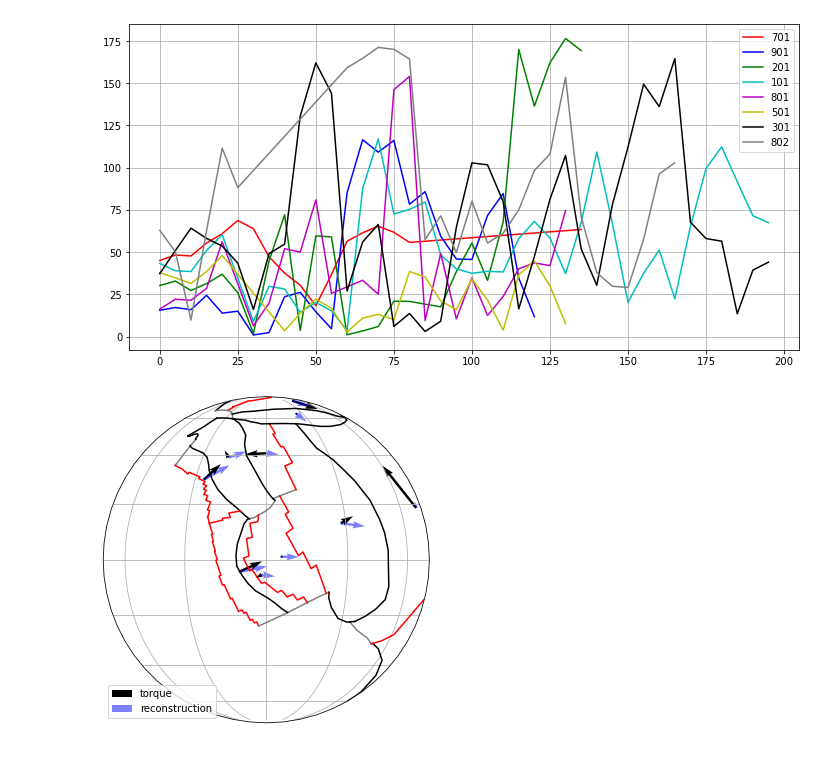
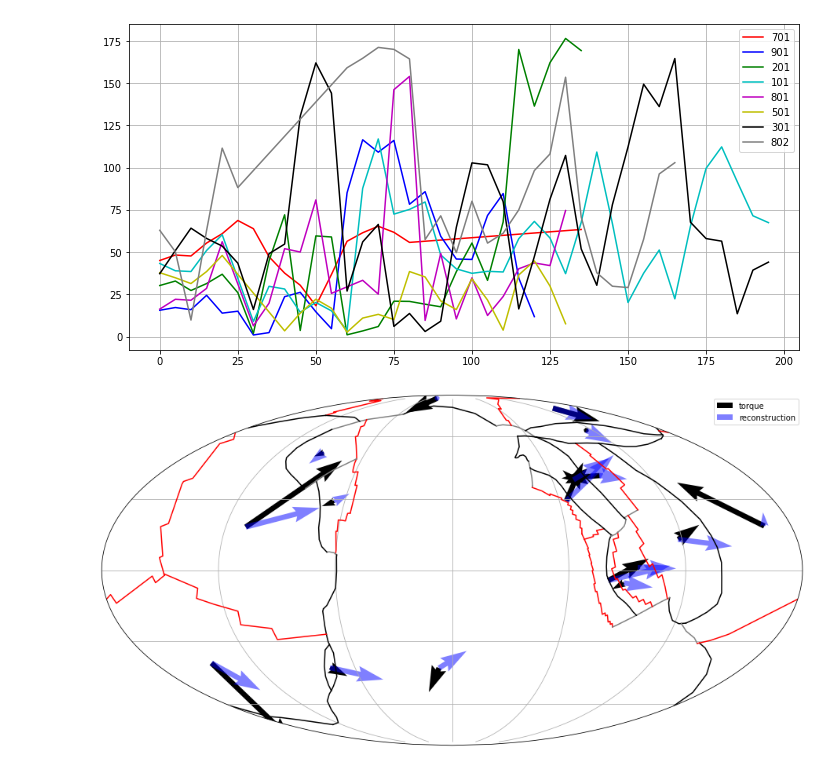
Before and after one commit to siwill22/PlateDriver, a Jupyter notebook: plate_driver_SCNC.ipynb, the cells around one changed output. Saved outputs shown, nothing was run; the diff lists cells and outputs as text; code cells hidden in the pictures.

```diff
--- a/plate_driver_SCNC.ipynb
+++ b/plate_driver_SCNC.ipynb
@@ -19,3 +19,4 @@ M2016.add_static_polygons('/Users/simon/GIT/agegrid-dev/input_files/StaticPolygo
 M2016.add_dynamic_polygons('/Users/simon/GIT/agegrid-dev/input_files/DynamicPolygons/Matthews_etal_GPC_2016_MesozoicCenozoic_PlateTopologies.gpml')
 M2016.add_dynamic_polygons('/Users/simon/GIT/agegrid-dev/input_files/DynamicPolygons/Matthews_etal_GPC_2016_Paleozoic_PlateTopologies.gpml')
 M2016.add_dynamic_polygons('/Users/simon/GIT/agegrid-dev/input_files/DynamicPolygons/Matthews_etal_GPC_2016_TopologyBuildingBlocks.gpml')
+M2016.add_continent_polygons('/Applications/GPlates-2.0.0/SampleData/FeatureCollections/ContinentalPolygons/Matthews_etal_GPC_2016_ContinentalPolygons.gpmlz')
@@ -313,8 +317,9 @@ for res in result:
         except:
             print('unable to plot vector for plate %d' % res[0])
 
-plt.figure(figsize=(12,6))
-ax = plt.axes(projection=ccrs.Orthographic(central_longitude=90.0, central_latitude=0.0))
+plt.figure(figsize=(16,12))
+#ax = plt.axes(projection=ccrs.Orthographic(central_longitude=90.0, central_latitude=0.0))
+ax = plt.axes(projection=ccrs.Mollweide(central_longitude=0.0))
 
 for boundary in snapshot.resolved_topological_sections:
     shared_sub_segments = boundary.get_shared_sub_segments()
@@ -339,31 +344,31 @@ for point,vel in zip(list(zip(*result))[1],
         x.append(point.to_lat_lon()[1])
         y.append(point.to_lat_lon()[0])
         u.append(vel.get_y())
         v.append(vel.get_x())
 ax.quiver(np.array(x),
           np.array(y),
           np.array(u),
           np.array(v),
           transform=ccrs.PlateCarree(), color='black', label='torque')
 
 # plot velocities according to the reconstruction
 x = []; y = []; u = []; v = []
 for point,vel in zip(list(zip(*result))[1],
                      list(zip(*result))[6]):
     if vel is not None:
         x.append(point.to_lat_lon()[1])
         y.append(point.to_lat_lon()[0])
         u.append(vel.get_y())
         v.append(vel.get_x())
 ax.quiver(np.array(x),
           np.array(y),
           np.array(u),
           np.array(v),
           transform=ccrs.PlateCarree(), color='blue', alpha=0.5, label='reconstruction')
 
 ax.set_global()
 ax.gridlines()
 plt.legend()
 plt.show()
 # %% [output]
-[figure, old version]
+[figure, new version]
```
Also changed, not shown: parts of 2 cells of this notebook.
